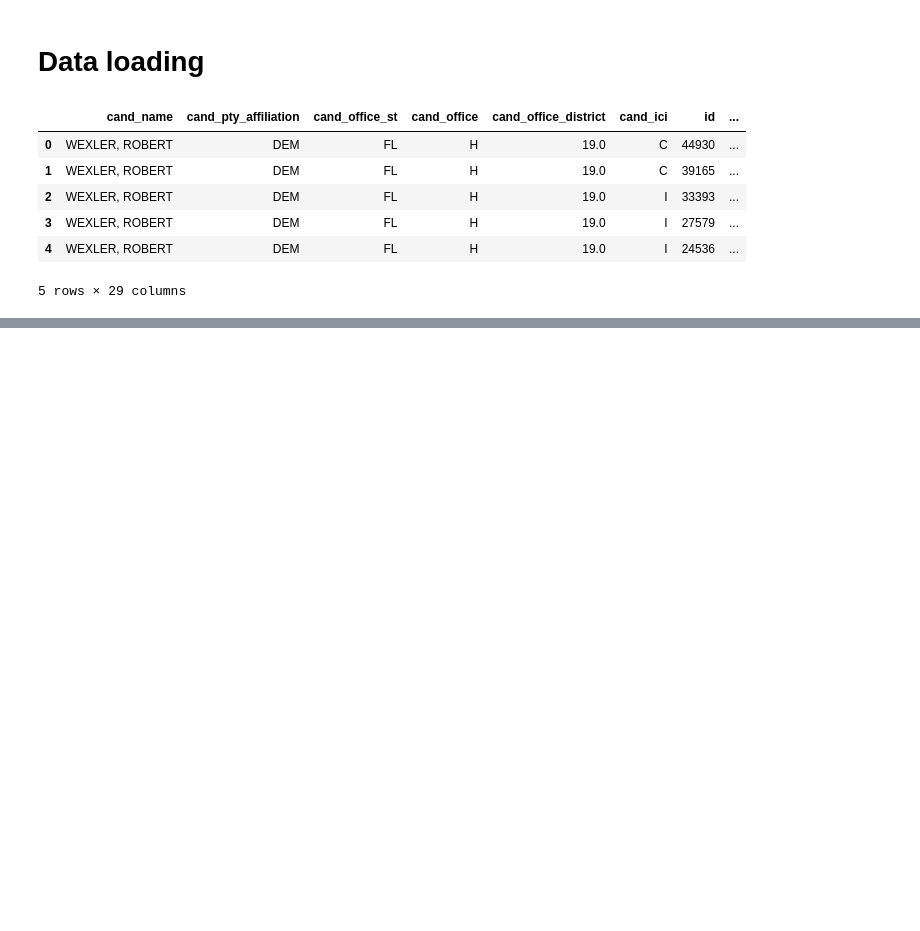
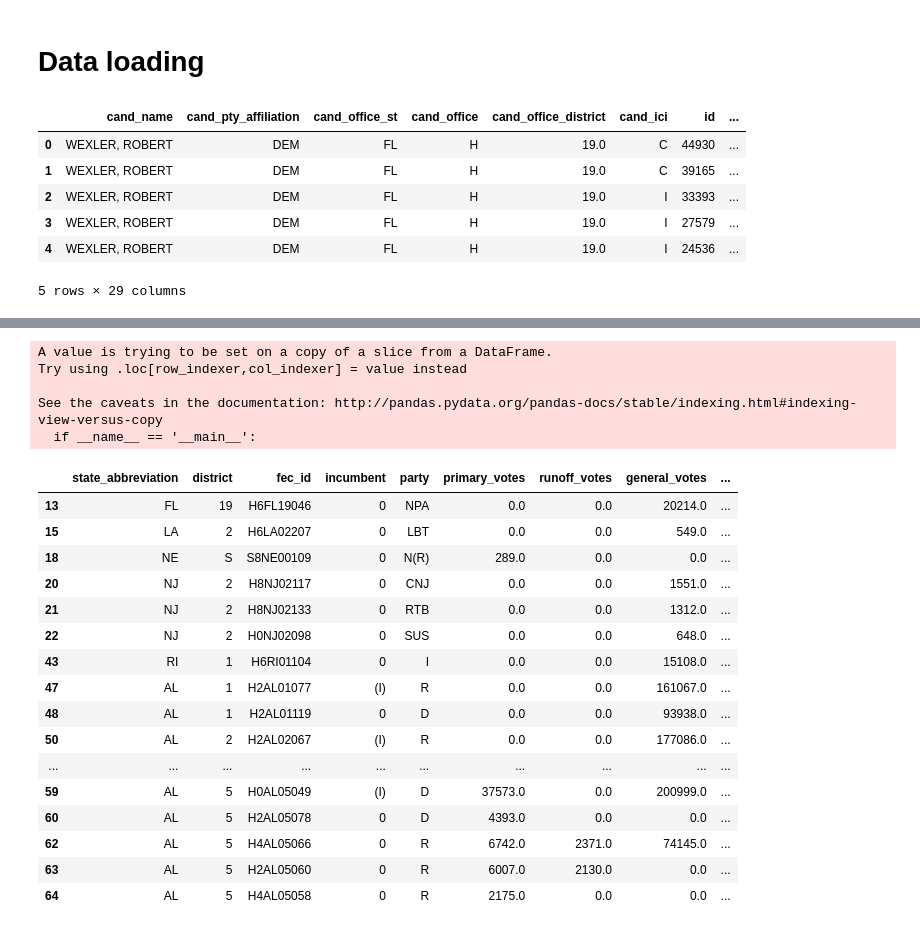
Before and after one commit to georgetown-analytics/four-thirty-five, a Jupyter notebook: 435_Classifications_Notebook.ipynb, the cells around one changed output, grey strips where cells are left out. Drawn from its saved outputs; the diff is of its cells as text; code cells hidden in the pictures; blank space fills up the shorter version.

```diff
--- a/435_Classifications_Notebook.ipynb
+++ b/435_Classifications_Notebook.ipynb
@@ -53,0 +237,2 @@ data.groupby('label').count()
+# %%
+df2['runoff_votes']=df2['runoff_votes'].fillna(0)
@@ -53,0 +245,2 @@ data.groupby('label').count()
+# %%
+df2['general_votes']=df2['general_votes'].fillna(0)
@@ -53,0 +253,2 @@ data.groupby('label').count()
+# %%
+df2['ge_runoff_election_votes']=df2['ge_runoff_election_votes'].fillna(0)
@@ -53,0 +270,28 @@ data.groupby('label').count()
+# %%
+df2['ge_winner_indicator']=df2['ge_winner_indicator'].fillna(0)
+# %% [output]
+A value is trying to be set on a copy of a slice from a DataFrame.
+Try using .loc[row_indexer,col_indexer] = value instead
+
+See the caveats in the documentation: http://pandas.pydata.org/pandas-docs/stable/indexing.html#indexing-view-versus-copy
+  if __name__ == '__main__':
+# %%
+df2.head(20)
+# %% [output]
+|  | state_abbreviation | district | fec_id | incumbent | party | primary_votes | runoff_votes | general_votes | ... |
+| 13 | FL | 19 | H6FL19046 | 0 | NPA | 0.0 | 0.0 | 20214.0 | ... |
+| 15 | LA | 2 | H6LA02207 | 0 | LBT | 0.0 | 0.0 | 549.0 | ... |
+| 18 | NE | S | S8NE00109 | 0 | N(R) | 289.0 | 0.0 | 0.0 | ... |
+| 20 | NJ | 2 | H8NJ02117 | 0 | CNJ | 0.0 | 0.0 | 1551.0 | ... |
+| 21 | NJ | 2 | H8NJ02133 | 0 | RTB | 0.0 | 0.0 | 1312.0 | ... |
+| 22 | NJ | 2 | H0NJ02098 | 0 | SUS | 0.0 | 0.0 | 648.0 | ... |
+| 43 | RI | 1 | H6RI01104 | 0 | I | 0.0 | 0.0 | 15108.0 | ... |
+| 47 | AL | 1 | H2AL01077 | (I) | R | 0.0 | 0.0 | 161067.0 | ... |
+| 48 | AL | 1 | H2AL01119 | 0 | D | 0.0 | 0.0 | 93938.0 | ... |
+| 50 | AL | 2 | H2AL02067 | (I) | R | 0.0 | 0.0 | 177086.0 | ... |
+| ... | ... | ... | ... | ... | ... | ... | ... | ... | ... |
+| 59 | AL | 5 | H0AL05049 | (I) | D | 37573.0 | 0.0 | 200999.0 | ... |
+| 60 | AL | 5 | H2AL05078 | 0 | D | 4393.0 | 0.0 | 0.0 | ... |
+| 62 | AL | 5 | H4AL05066 | 0 | R | 6742.0 | 2371.0 | 74145.0 | ... |
+| 63 | AL | 5 | H2AL05060 | 0 | R | 6007.0 | 2130.0 | 0.0 | ... |
+| 64 | AL | 5 | H4AL05058 | 0 | R | 2175.0 | 0.0 | 0.0 | ... |
```
Also changed, not shown: parts of 41 cells of this notebook.
